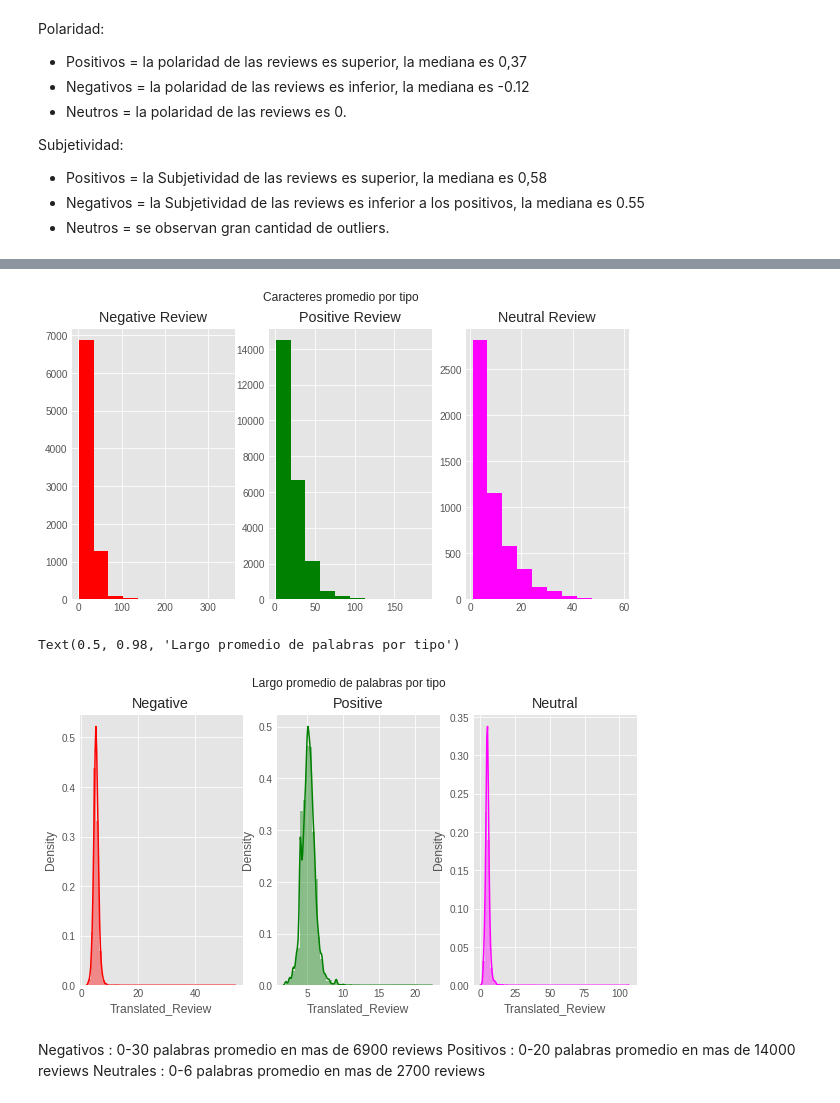
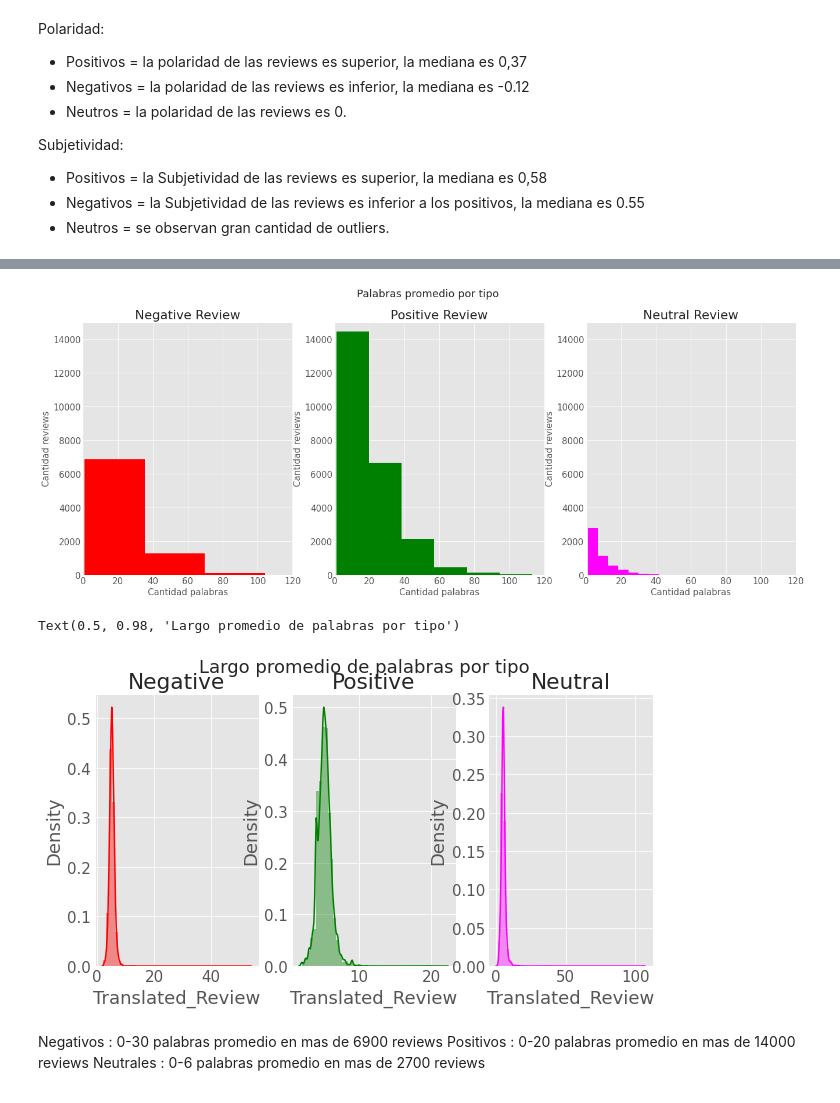
Before and after one commit to joseemaro/bdm_EvaluatingGoogleApps, a Jupyter notebook: tpfinal_reviews.ipynb, the cells around one changed output, grey strips where cells are left out. Saved outputs shown, nothing was run; the diff lists cells and outputs as text; code cells hidden in the pictures.

```diff
--- a/tpfinal_reviews.ipynb
+++ b/tpfinal_reviews.ipynb
@@ -121,6 +151,13 @@ temp.style.background_gradient(cmap='Purples')
 # %%
 #grafico de las reviews por tipo
 plt.figure(figsize=(12,6))
+font = {'family' : 'normal',
+        'weight' : 'normal',
+        'size'   : 15}
+plt.rc('font', **font)
+plt.title("Reviews por tipo", fontsize=16)
+plt.xlabel('Sentiment', fontsize=16)
+plt.ylabel('Count', fontsize=16)
 sns.countplot(x='Sentiment',data=df)
 # %% [output]
 <matplotlib.axes._subplots.AxesSubplot at 0x...>
@@ -162,20 +205,32 @@ df['App'].value_counts()[0:15].plot.barh(color="g").set_title('top 15 Apps')
 # %%
 #Se explora el campo Translated_Review
 #Numero de caracteres para los diferentes tipos de comentarios
-fig,(ax1,ax2,ax3)=plt.subplots(1,3,figsize=(10,5))
+fig,(ax1,ax2,ax3)=plt.subplots(1,3,figsize=(22,8))
 df_len_neg=df[df['Sentiment']=='Negative']['Translated_Review'].str.split().map(lambda x: len(x))
 ax1.hist(df_len_neg,color='red')
 ax1.set_title('Negative Review')
+ax1.set_xlabel('Cantidad palabras', fontsize=15)
+ax1.set_ylabel('Cantidad reviews', fontsize=15)
 df_len_pos=df[df['Sentiment']=='Positive']['Translated_Review'].str.split().map(lambda x: len(x))
 ax2.hist(df_len_pos,color='green')
 ax2.set_title('Positive Review')
+ax2.set_xlabel('Cantidad palabras', fontsize=15)
+ax2.set_ylabel('Cantidad reviews', fontsize=15)
 df_len_neutral=df[df['Sentiment']=='Neutral']['Translated_Review'].str.split().map(lambda x: len(x))
 ax3.hist(df_len_neutral,color='magenta')
 ax3.set_title('Neutral Review')
-fig.suptitle('Caracteres promedio por tipo')
+ax3.set_xlabel('Cantidad palabras', fontsize=15)
+ax3.set_ylabel('Cantidad reviews', fontsize=15)
+fig.suptitle('Palabras promedio por tipo')
+ax1.set_xlim(0, 120)
+ax1.set_ylim(0, 15000)
+ax2.set_xlim(0, 120)
+ax2.set_ylim(0, 15000)
+ax3.set_xlim(0, 120)
+ax3.set_ylim(0, 15000)
 plt.show()
 # %% [output]
-[figure, old version]
+[figure, new version]
 # %%
 #Average word length in a review
 fig,(ax1,ax2,ax3)=plt.subplots(1,3,figsize=(10,5))
@@ -191,7 +246,7 @@ ax3.set_title('Neutral')
 fig.suptitle('Largo promedio de palabras por tipo')
 # %% [output]
 Text(0.5, 0.98, 'Largo promedio de palabras por tipo')
-[figure, old version]
+[figure, new version]
 # %% [markdown]
 Negativos : 0-30 palabras promedio en  mas de 6900 reviews
 Positivos : 0-20 palabras promedio en  mas de 14000 reviews
```
Also changed, not shown: parts of 33 cells of this notebook.
